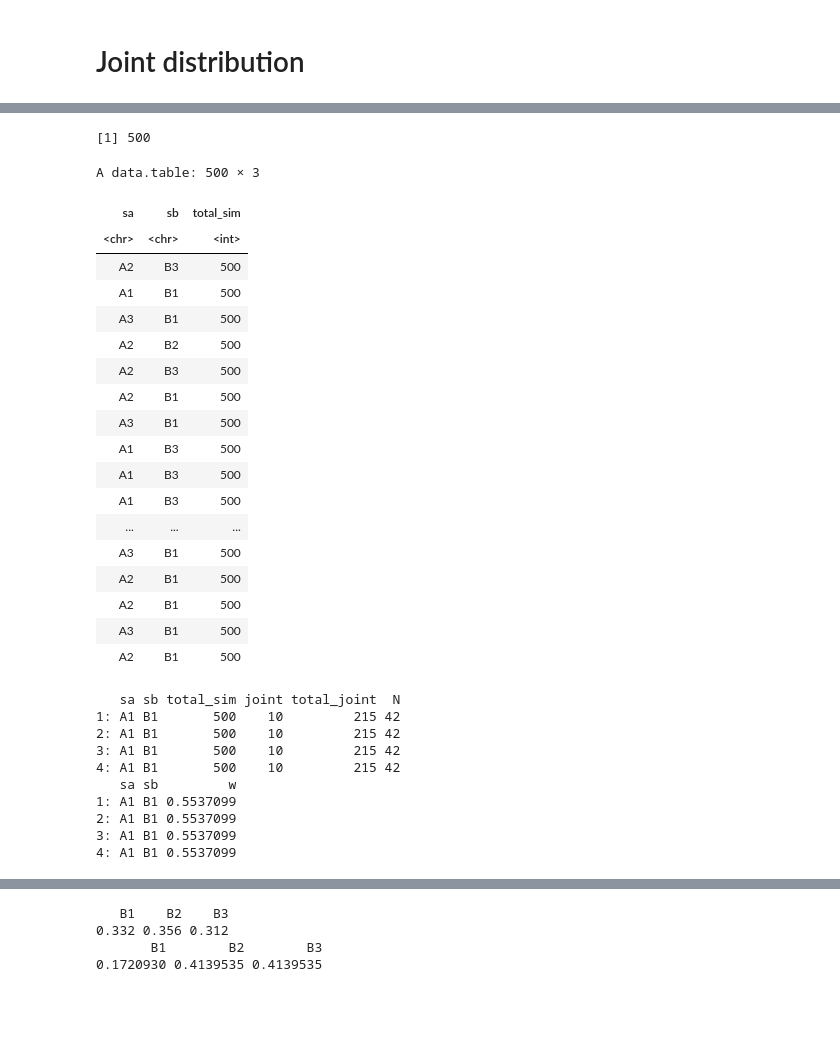
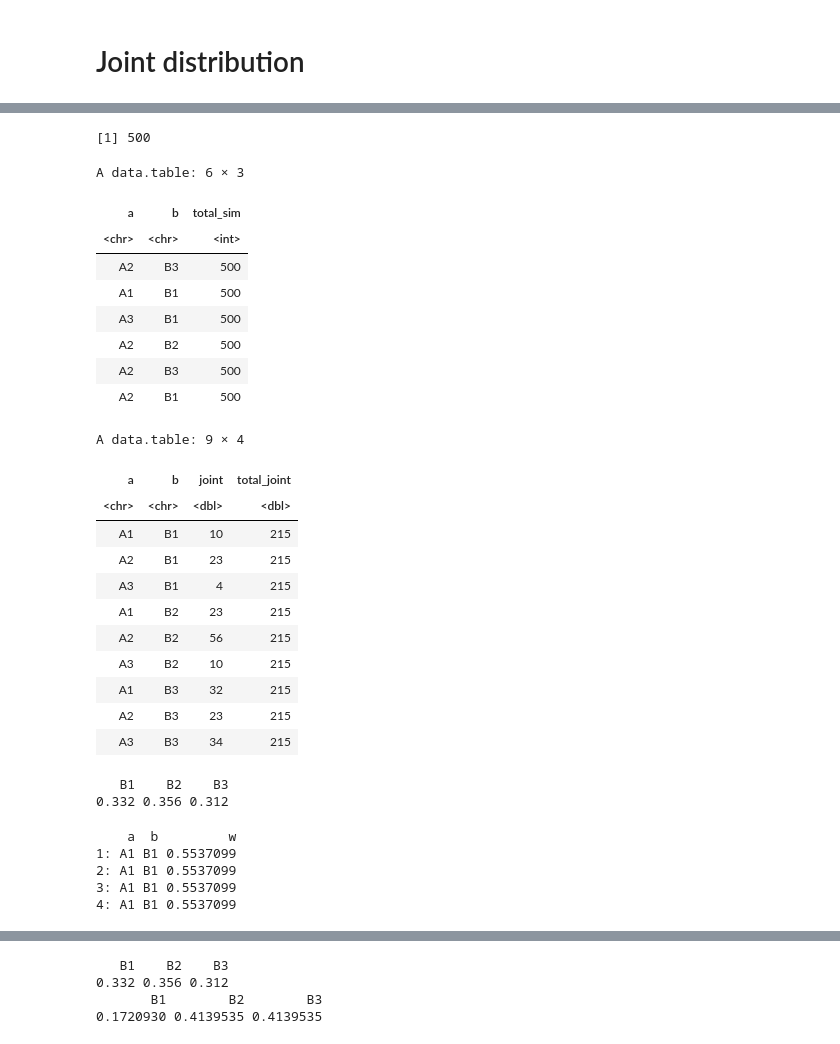
Before and after one commit to sdaza/survey-methods, a Jupyter notebook: code/2023-24/07-raking-simulation.ipynb, the cells around one changed output, grey strips where cells are left out. Drawn from its saved outputs; the diff is of its cells as text; code cells hidden in the pictures; blank space fills up the shorter version.

```diff
--- a/code/2023-24/07-raking-simulation.ipynb
+++ b/code/2023-24/07-raking-simulation.ipynb
@@ -28,18 +6,18 @@ The following objects are masked from ‘package:base’:
 # %%
 set.seed(100923)
-a = paste0('A', 1:3)
-b = paste0('B', 1:3)
+va = paste0('A', 1:3)
+vb = paste0('B', 1:3)
 
-sa = sample(a, 500, replace=TRUE)
-sb = sample(b, 500, replace=TRUE)
-dat = data.table(sa, sb)
+a = sample(va, 500, replace=TRUE)
+b = sample(vb, 500, replace=TRUE)
+dat = data.table(a, b)
 dat[, total_sim := .N]
 nrow(dat)
-dat
+head(dat)
 # %% [output]
 [1] 500
-A data.table: 500 × 3
+A data.table: 6 × 3
-| sa | sb | total_sim |
+| a | b | total_sim |
 | <chr> | <chr> | <int> |
 | A2 | B3 | 500 |
 | A1 | B1 | 500 |
@@ -47,39 +25,42 @@ A data.table: 500 × 3
 | A2 | B2 | 500 |
 | A2 | B3 | 500 |
 | A2 | B1 | 500 |
-| A3 | B1 | 500 |
-| A1 | B3 | 500 |
-| A1 | B3 | 500 |
-| A1 | B3 | 500 |
-| ... | ... | ... |
-| A3 | B1 | 500 |
-| A2 | B1 | 500 |
-| A2 | B1 | 500 |
-| A3 | B1 | 500 |
-| A2 | B1 | 500 |
 # %%
 joint = c(10, 23, 4, 23, 56, 10, 32, 23, 34)
 la = rep(c('A1', 'A2', 'A3'), 3)
 lb = c(rep('B1', 3), rep('B2', 3), rep('B3', 3))
-djoint = data.table(sa=la,sb=lb, joint=joint)
+
+djoint = data.table(a=la,b=lb, joint=joint)
 djoint[, total_joint := sum(joint)]
-
-dat = merge(dat, djoint, by=c('sa', 'sb'))
-dat[, N := .N, .(sa, sb)]
-
-print(head(dat, 4))
-dat[, w := joint/total_joint * total_sim/N]
-print(head(dat[, .(sa, sb, w)], 4))
+djoint
 # %% [output]
-   sa sb total_sim joint total_joint  N
-1: A1 B1       500    10         215 42
-2: A1 B1       500    10         215 42
-3: A1 B1       500    10         215 42
-4: A1 B1       500    10         215 42
-   sa sb         w
-1: A1 B1 0.5537099
-2: A1 B1 0.5537099
-3: A1 B1 0.5537099
-4: A1 B1 0.5537099
+A data.table: 9 × 4
+| a | b | joint | total_joint |
+| <chr> | <chr> | <dbl> | <dbl> |
+| A1 | B1 | 10 | 215 |
+| A2 | B1 | 23 | 215 |
+| A3 | B1 | 4 | 215 |
+| A1 | B2 | 23 | 215 |
+| A2 | B2 | 56 | 215 |
+| A3 | B2 | 10 | 215 |
+| A1 | B3 | 32 | 215 |
+| A2 | B3 | 23 | 215 |
+| A3 | B3 | 34 | 215 |
+# %%
+print(wpct(dat$b))
+# %% [output]
+   B1    B2    B3
+0.332 0.356 0.312
+# %%
+dat = merge(dat, djoint, by=c('a', 'b'))
+dat[, sim_group := .N, .(a, b)]
+dat[, w := joint/total_joint * total_sim/sim_group]
+print(head(dat[, .(a, b, w)], 4))
+# %% [output]
+    a  b         w
+1: A1 B1 0.5537099
+2: A1 B1 0.5537099
+3: A1 B1 0.5537099
+4: A1 B1 0.5537099
 # %%
 total = sum(djoint$joint)
```
Also changed, not shown: parts of 13 cells of this notebook, 4 other files.
